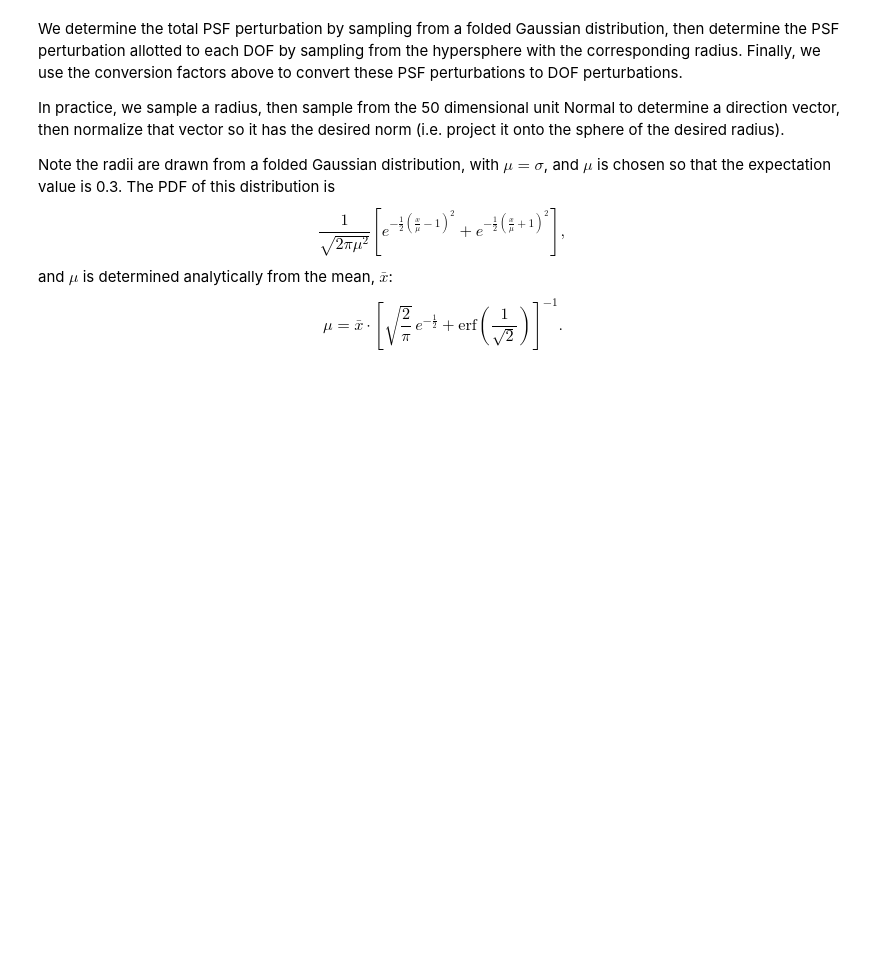
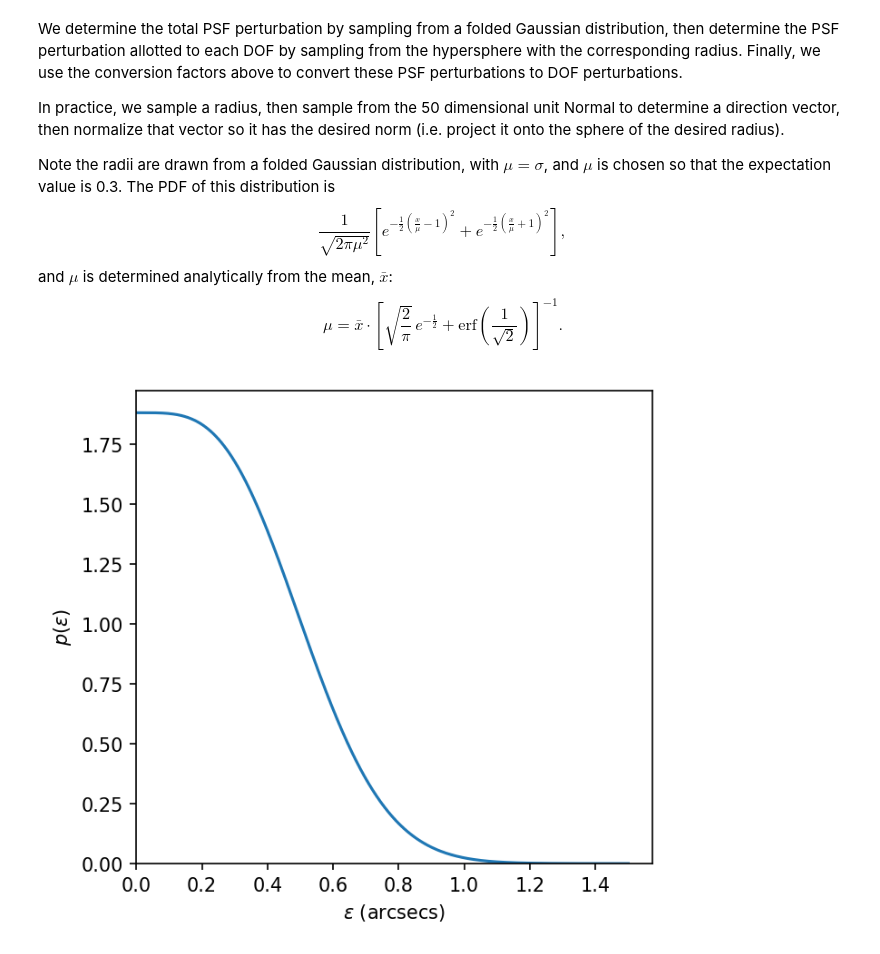
Before and after one commit to jfcrenshaw/aos_notebooks, a Jupyter notebook: dof_sampling_distribution.ipynb, the cells around one changed output. Cells and saved outputs as stored; diff of their text form; code cells hidden in the pictures; blank space fills up the shorter version.

```diff
--- a/dof_sampling_distribution.ipynb
+++ b/dof_sampling_distribution.ipynb
@@ -99 +112,24 @@ dDOF = dPSF / dPSF_dDOF
+# %%
+fig, ax = plt.subplots(figsize=(4.5, 4), dpi=150, constrained_layout=True)
+
+x = np.linspace(0, 1.5, 1000)
+ax.plot(
+    x,
+    (np.exp(-((x / mu - 1) ** 2) / 2) + np.exp(-((x / mu + 1) ** 2) / 2))
+    / np.sqrt(2 * np.pi * mu**2),
+    label="generating distribution",
+)
+
+ax.set(
+    xlabel="$\\varepsilon$ (arcsecs)",
+    ylabel="$p(\\varepsilon)$",
+    xlim=(0, None),
+    ylim=(0, None),
+)
+
+fig.savefig("figures/psf_distribution.pdf")
+
+plt.show()
+# %% [output]
+[figure, added]
 # %%
```
Also changed, not shown: parts of 6 cells of this notebook, 23 other files.
